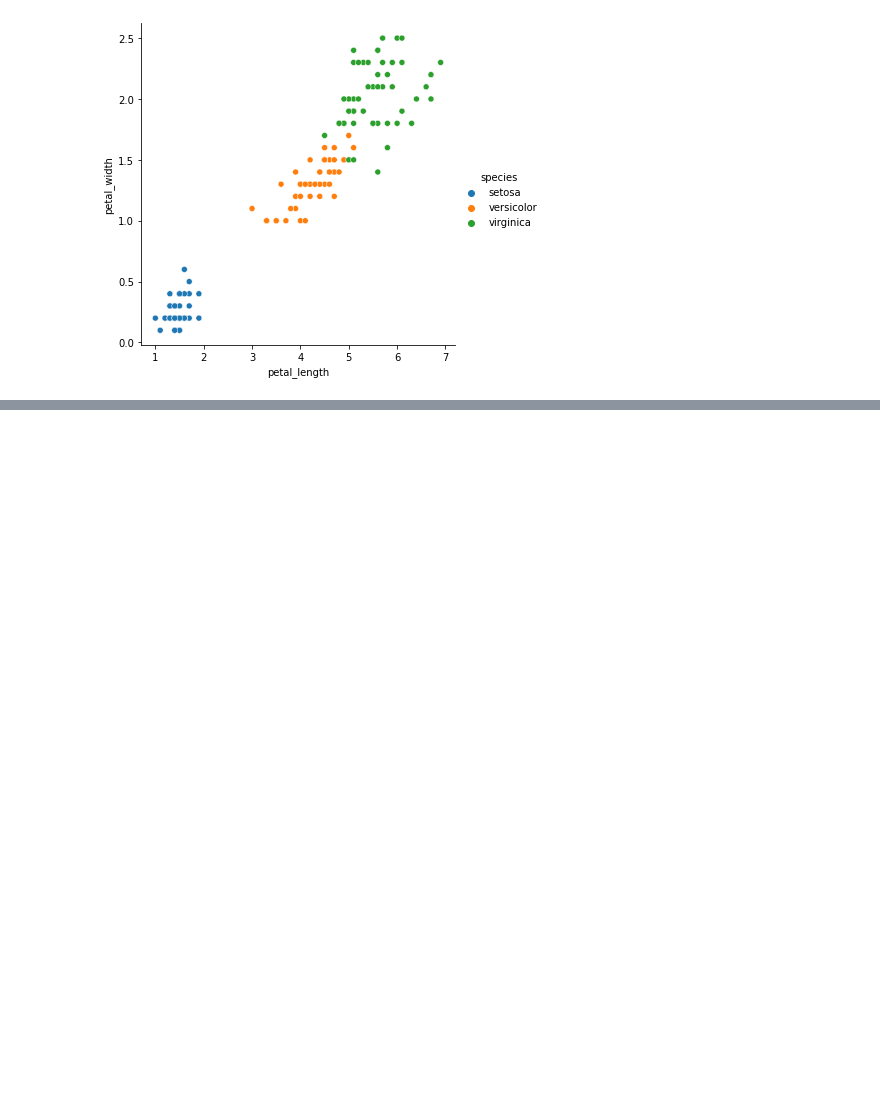
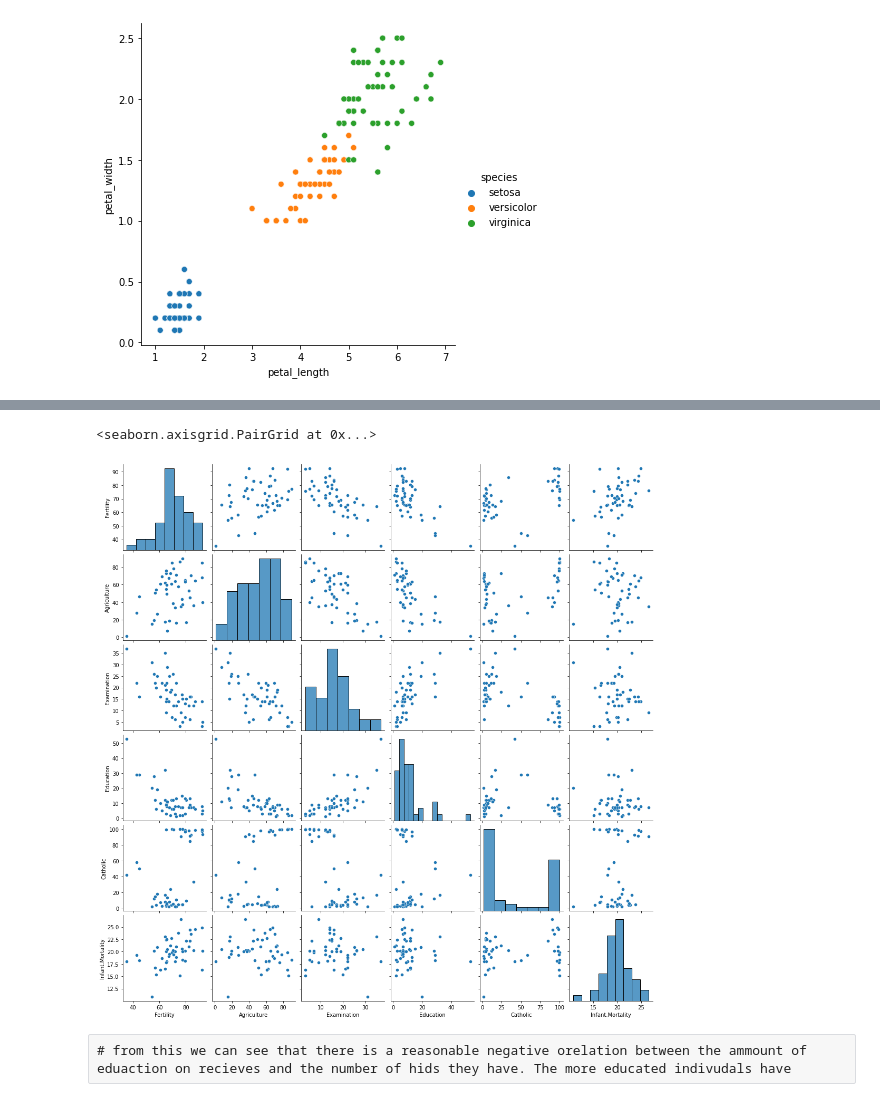
Before and after one commit to ljackson707/numpy-pandas-visualization-exercises, a Jupyter notebook: seaborn_exercises.ipynb, the cells around one changed output, grey strips where cells are left out. Cells and saved outputs as stored; diff of their text form; code cells hidden in the pictures; blank space fills up the shorter version.

```diff
--- a/seaborn_exercises.ipynb
+++ b/seaborn_exercises.ipynb
@@ -123,0 +353,8 @@ sns.relplot(x = 'petal_length', y = "petal_width", data = iris, hue = 'species')
+# %%
+#c) What measure correlates most strongly with fertility?
+sns.pairplot(swiss)
+# %% [output]
+<seaborn.axisgrid.PairGrid at 0x...>
+[figure, added]
+# %% [raw]
+# from this we can see that there is a reasonable negative orelation between the ammount of eduaction on recieves and the number of hids they have. The more educated indivudals have
```
Also changed, not shown: parts of 34 cells of this notebook.
